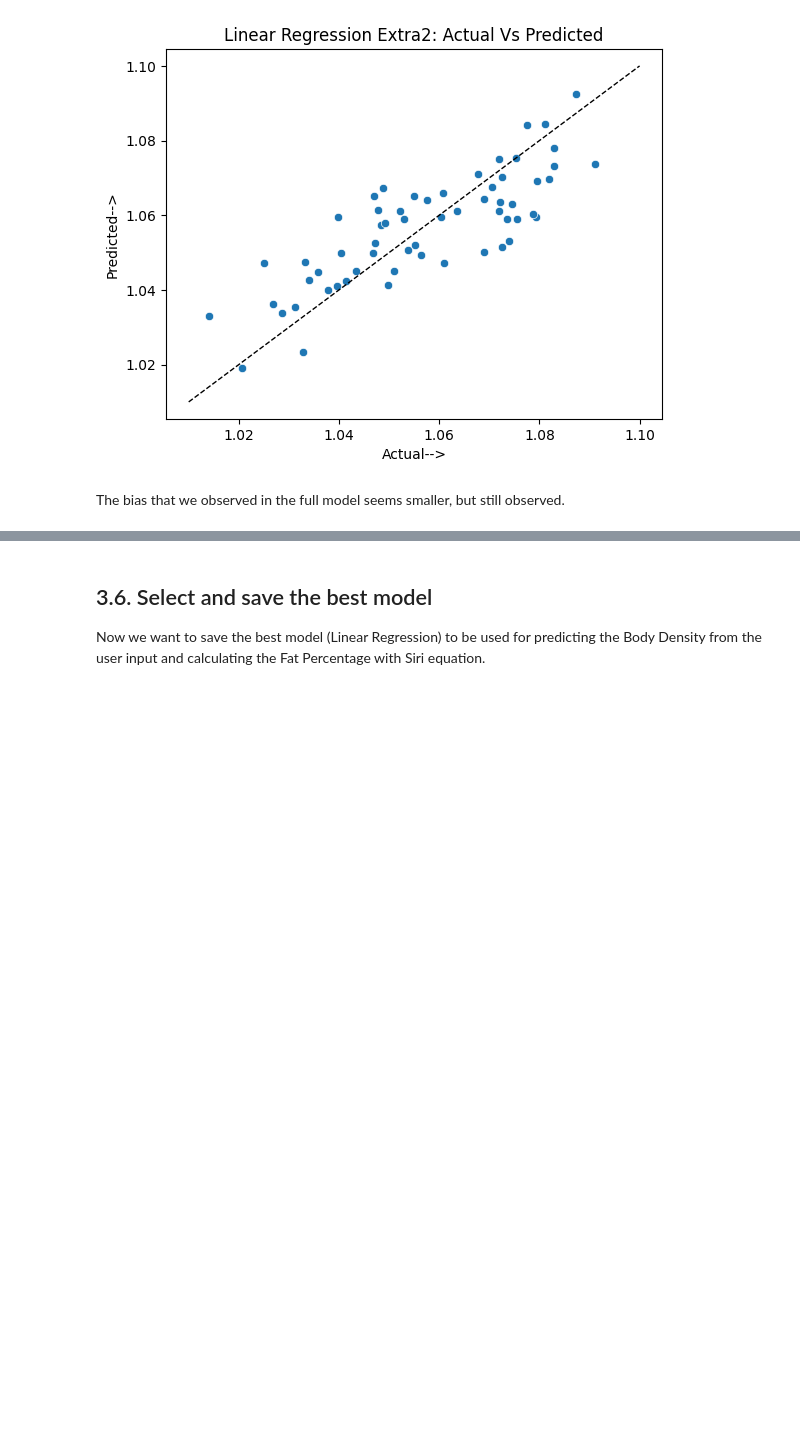
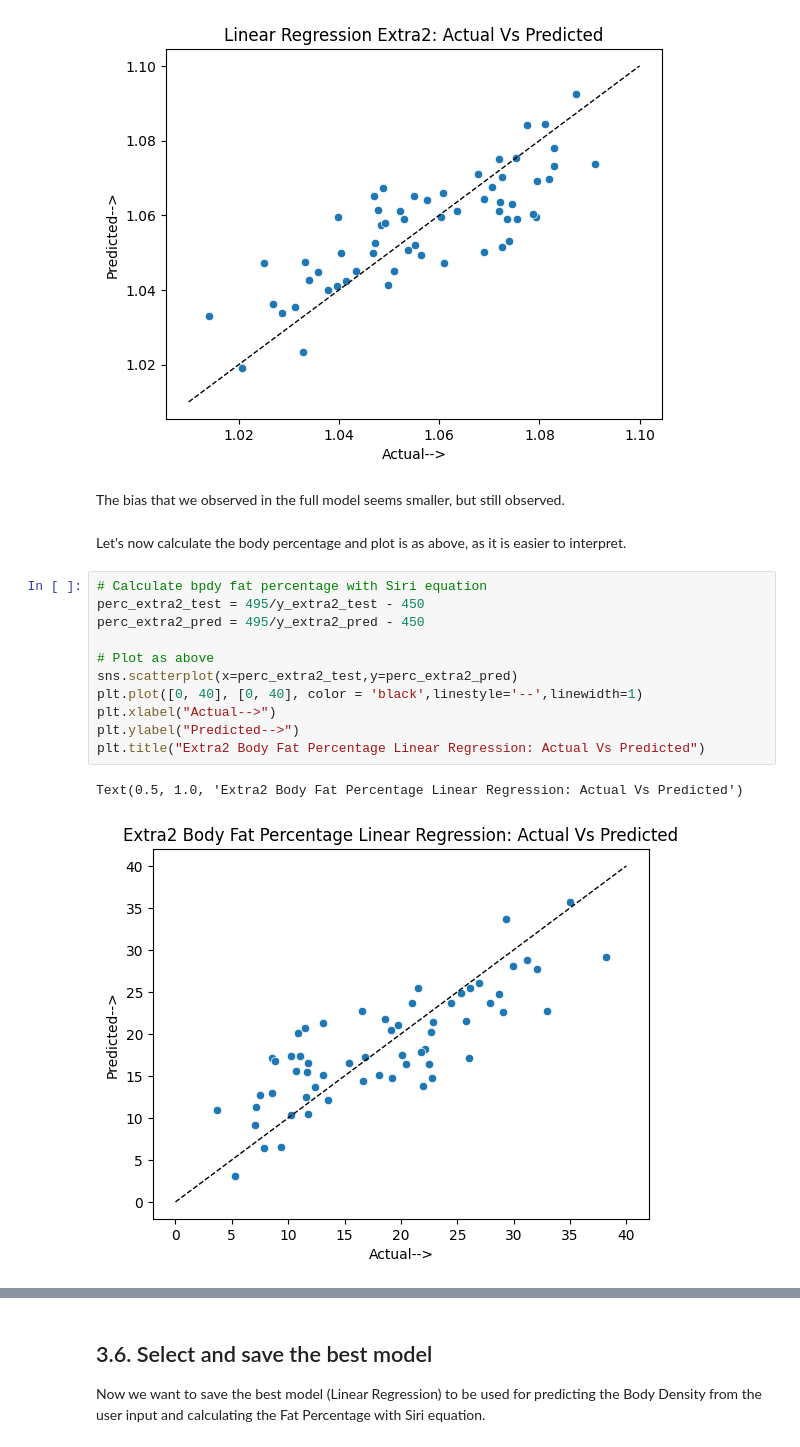
Before and after one commit to malgosiakopacz/CS50_final_project, a Jupyter notebook: body_fat/body_fat.ipynb, the cells around one changed output, grey strips where cells are left out. Cells and saved outputs as stored; diff of their text form; blank space fills up the shorter version.

Commit message:
Correct overall text and standard deviation percentage

```diff
--- a/body_fat/body_fat.ipynb
+++ b/body_fat/body_fat.ipynb
@@ -718,3 +718,19 @@ Text(0.5, 1.0, 'Linear Regression Extra2: Actual Vs Predicted')
 [figure]
 # %% [markdown]
 The bias that we observed in the full model seems smaller, but still observed.
+# %% [markdown]
+Let's now calculate the body percentage and plot is as above, as it is easier to interpret.
+# %%
+# Calculate bpdy fat percentage with Siri equation
+perc_extra2_test = 495/y_extra2_test - 450
+perc_extra2_pred = 495/y_extra2_pred - 450
+
+# Plot as above
+sns.scatterplot(x=perc_extra2_test,y=perc_extra2_pred)
+plt.plot([0, 40], [0, 40], color = 'black',linestyle='--',linewidth=1)
+plt.xlabel("Actual-->")
+plt.ylabel("Predicted-->")
+plt.title("Extra2 Body Fat Percentage Linear Regression: Actual Vs Predicted")
+# %% [output]
+Text(0.5, 1.0, 'Extra2 Body Fat Percentage Linear Regression: Actual Vs Predicted')
+[figure, added]
```
Also changed, not shown: parts of 7 cells of this notebook, 5 other files.
